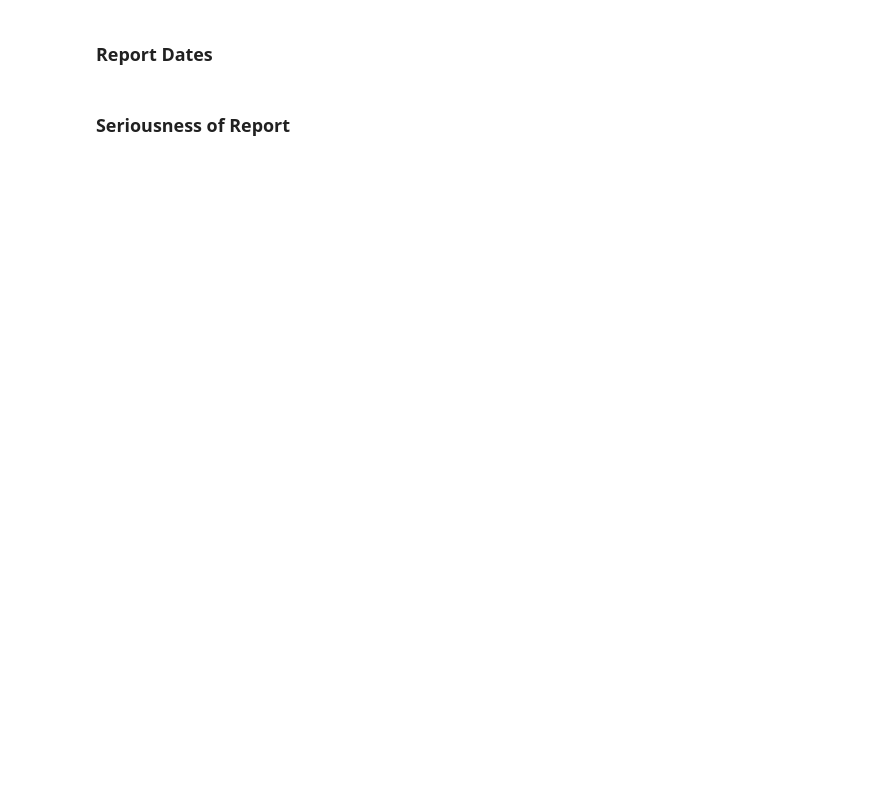
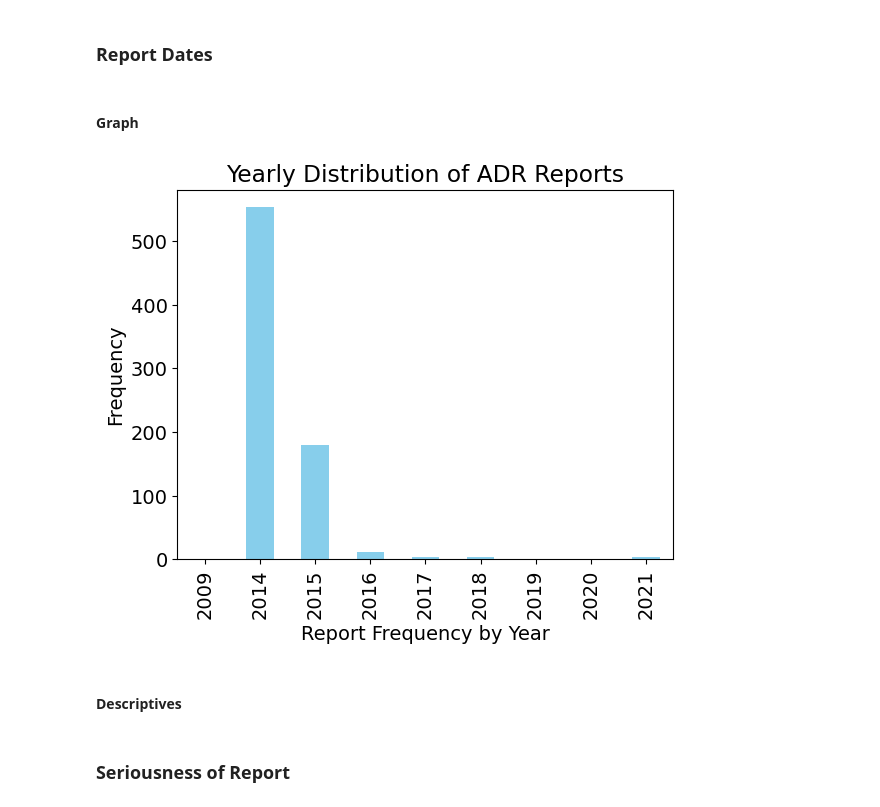
Before and after one commit to teamlunarlanding/Pharma-Drug-Surveillance, a Jupyter notebook: DataExploration.ipynb, the cells around one changed output. Drawn from its saved outputs; the diff is of its cells as text; code cells hidden in the pictures; blank space fills up the shorter version.

```diff
--- a/DataExploration.ipynb
+++ b/DataExploration.ipynb
@@ -180,4 +255,25 @@ KeyError: 'age'
 # %% [markdown]
 ### Report Dates
+# %% [markdown]
+#### Graph
+# %%
+# Text size
+plt.rcParams.update({'font.size': 14})
+
+# Update variable type
+events['event_graph'] = events['event_date'].astype("datetime64[ns]")
+
+# Distribution of Reports
+events['event_graph'].groupby([events["event_graph"].dt.year]).count().plot(kind="bar", color = "skyblue")
+#ticks = np.arange(1968, 2025, 1)  # Customize this range as needed
+#plt.xticks(ticks)
+plt.xlabel('Report Frequency by Year')
+plt.ylabel('Frequency')
+plt.title('Yearly Distribution of ADR Reports')
+plt.show()
+# %% [output]
+[figure, added]
+# %% [markdown]
+#### Descriptives
 # %% [markdown]
 ### Seriousness of Report
```
Also changed, not shown: parts of 51 cells of this notebook, 2 other files.
